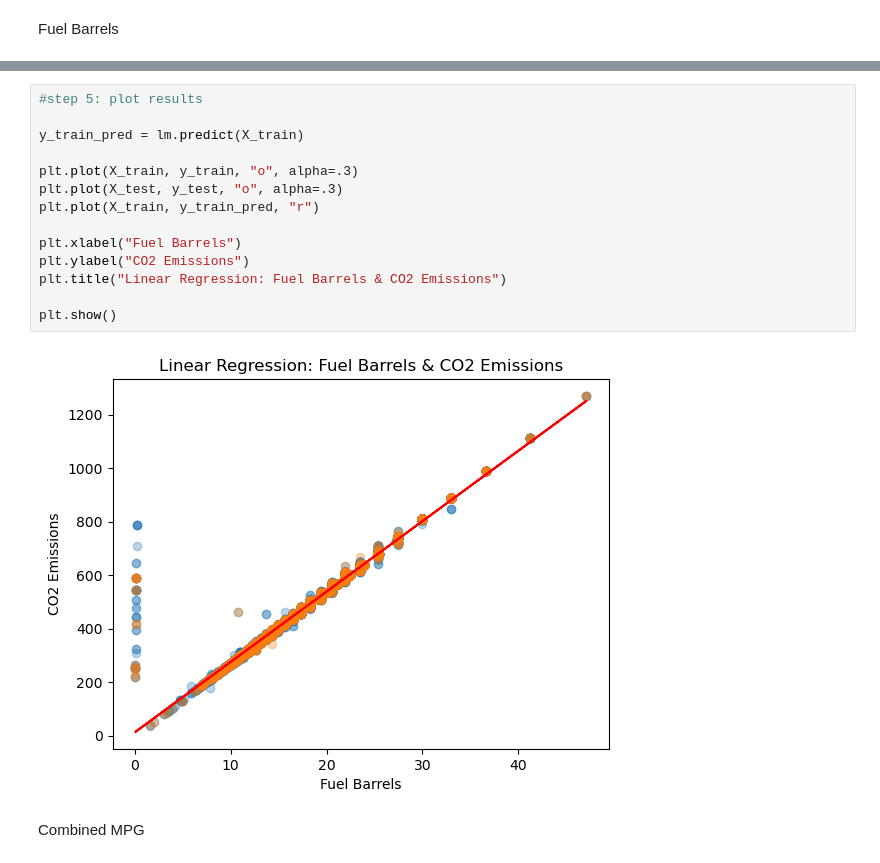
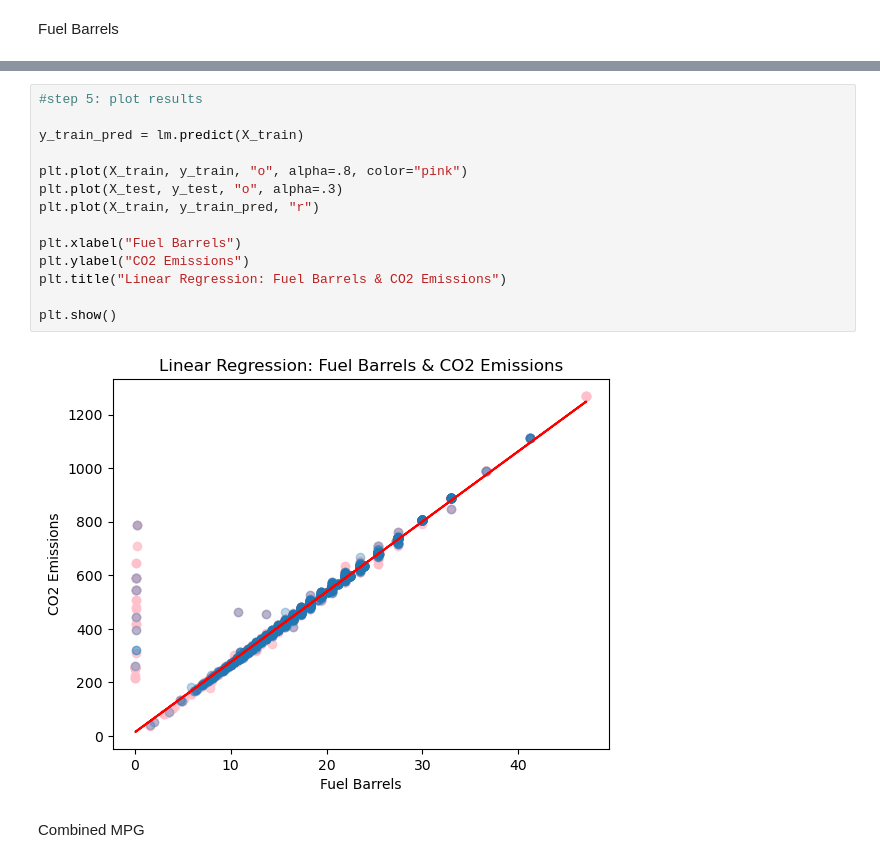
Before and after one commit to ironhack-labs/lab-regression-analysis-en, a Jupyter notebook: your-code/lab-regression-analysis.ipynb, the cells around one changed output, grey strips where cells are left out. Cells and saved outputs as stored; diff of their text form.

```diff
--- a/your-code/lab-regression-analysis.ipynb
+++ b/your-code/lab-regression-analysis.ipynb
@@ -278,19 +295,19 @@ print(lm.intercept_, lm.coef_)
 # %%
 #step 5: plot results
 
 y_train_pred = lm.predict(X_train)
 
-plt.plot(X_train, y_train, "o", alpha=.3)
+plt.plot(X_train, y_train, "o", alpha=.8, color="pink")
 plt.plot(X_test, y_test, "o", alpha=.3)
 plt.plot(X_train, y_train_pred, "r")
 
 plt.xlabel("Fuel Barrels")
 plt.ylabel("CO2 Emissions")
 plt.title("Linear Regression: Fuel Barrels & CO2 Emissions")
 
 plt.show()
 # %% [output]
-[figure, old version]
+[figure, new version]
 # %% [markdown]
 Combined MPG
 # %%
```
Also changed, not shown: parts of 12 cells of this notebook.
